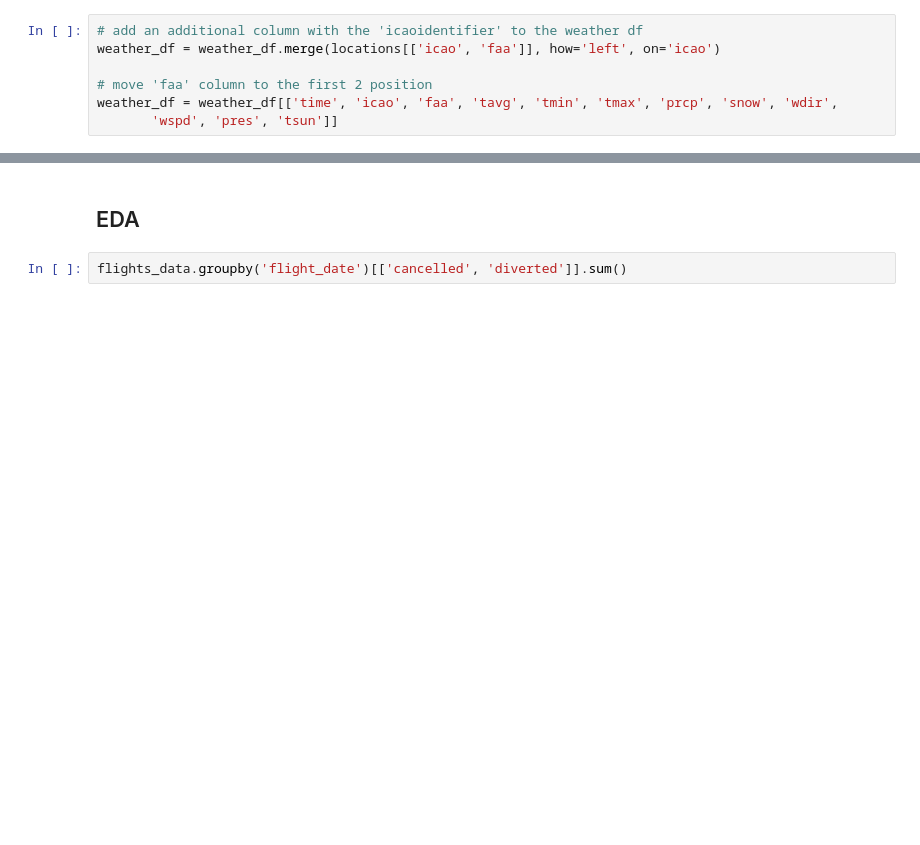
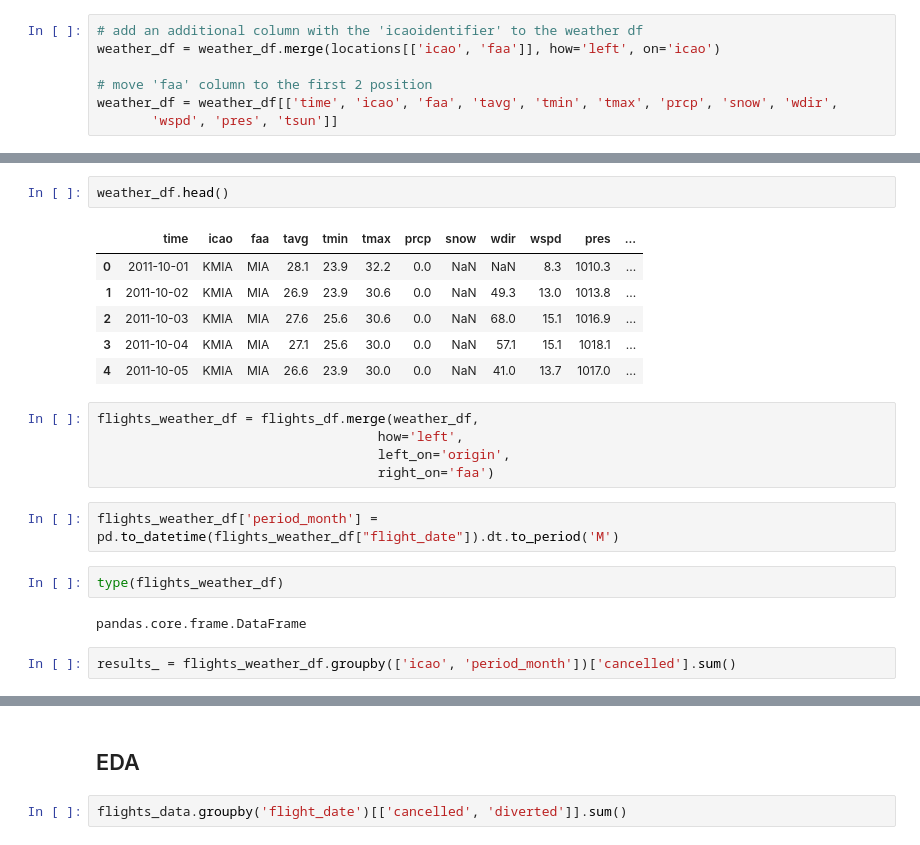
Before and after one commit to sergioserge/us-airports-project, a Jupyter notebook: 05_final.ipynb, the cells around one changed output, grey strips where cells are left out. Cells and saved outputs as stored; diff of their text form; blank space fills up the shorter version.

```diff
--- a/05_final.ipynb
+++ b/05_final.ipynb
@@ -461,0 +483,22 @@ time_axes = weather_df_2011['time'].dt.month.astype('str') + '-' + weather_df_20
+# %%
+weather_df.head()
+# %% [output]
+|  | time | icao | faa | tavg | tmin | tmax | prcp | snow | wdir | wspd | pres | ... |
+| 0 | 2011-10-01 | KMIA | MIA | 28.1 | 23.9 | 32.2 | 0.0 | NaN | NaN | 8.3 | 1010.3 | ... |
+| 1 | 2011-10-02 | KMIA | MIA | 26.9 | 23.9 | 30.6 | 0.0 | NaN | 49.3 | 13.0 | 1013.8 | ... |
+| 2 | 2011-10-03 | KMIA | MIA | 27.6 | 25.6 | 30.6 | 0.0 | NaN | 68.0 | 15.1 | 1016.9 | ... |
+| 3 | 2011-10-04 | KMIA | MIA | 27.1 | 25.6 | 30.0 | 0.0 | NaN | 57.1 | 15.1 | 1018.1 | ... |
+| 4 | 2011-10-05 | KMIA | MIA | 26.6 | 23.9 | 30.0 | 0.0 | NaN | 41.0 | 13.7 | 1017.0 | ... |
+# %%
+flights_weather_df = flights_df.merge(weather_df,
+                                    how='left',
+                                    left_on='origin',
+                                    right_on='faa')
+# %%
+flights_weather_df['period_month'] = pd.to_datetime(flights_weather_df["flight_date"]).dt.to_period('M')
+# %%
+type(flights_weather_df)
+# %% [output]
+pandas.core.frame.DataFrame
+# %%
+results_ = flights_weather_df.groupby(['icao', 'period_month'])['cancelled'].sum()
```
Also changed, not shown: parts of 27 cells of this notebook.
